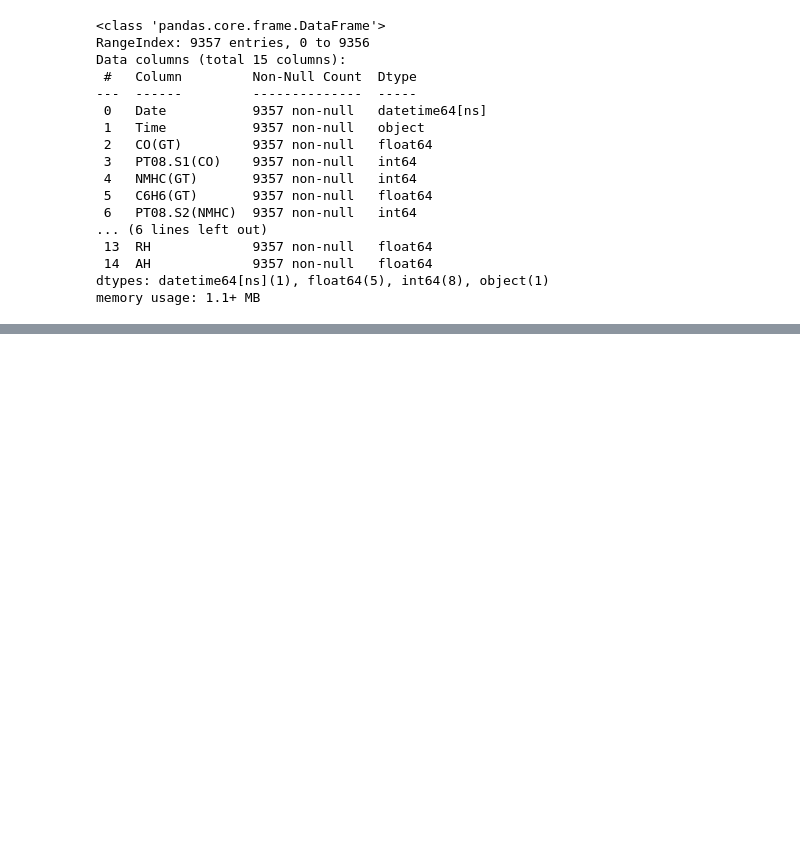
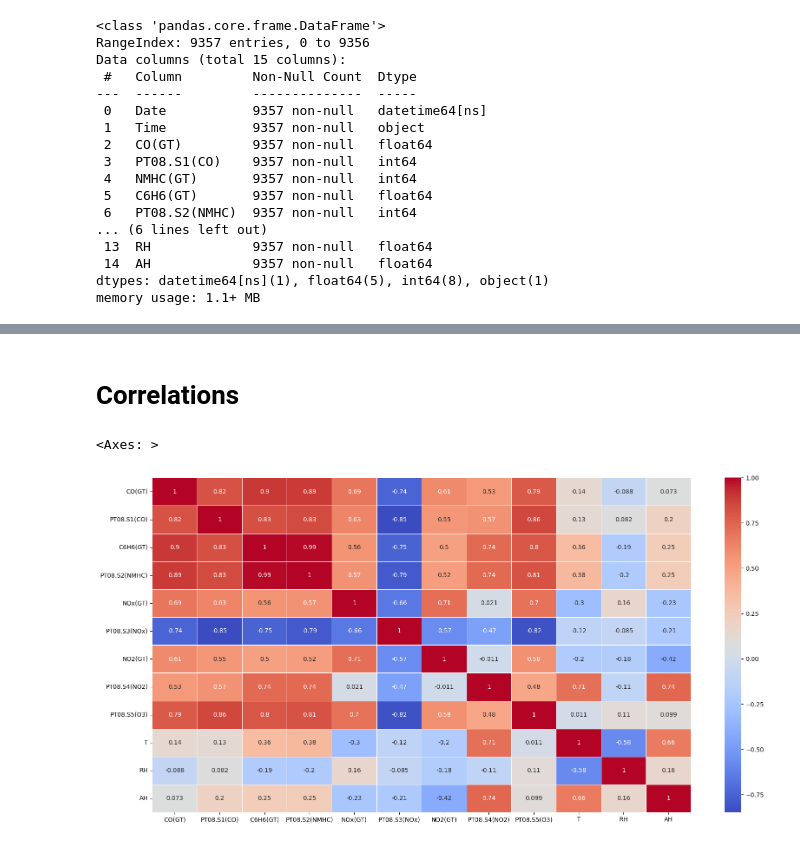
Before and after one commit to jgullinkala/AirQualityRegression, a Jupyter notebook: EDA/AirQualityRegression_EDA.ipynb, the cells around one changed output, grey strips where cells are left out. Saved outputs shown, nothing was run; the diff lists cells and outputs as text; code cells hidden in the pictures; blank space fills up the shorter version.

Commit message:
Adding Correlations

```diff
--- a/EDA/AirQualityRegression_EDA.ipynb
+++ b/EDA/AirQualityRegression_EDA.ipynb
@@ -273,0 +267,9 @@ plt.show()
+# %% [markdown]
+# Correlations
+# %%
+plt.figure(figsize=(20, 10))
+numerical_columns = data_features.select_dtypes(include=[np.number])
+sns.heatmap(numerical_columns.corr(), annot=True, cmap='coolwarm', linewidths=0.5)
+# %% [output]
+<Axes: >
+[figure, added]
```
Also changed, not shown: parts of 28 cells of this notebook.
